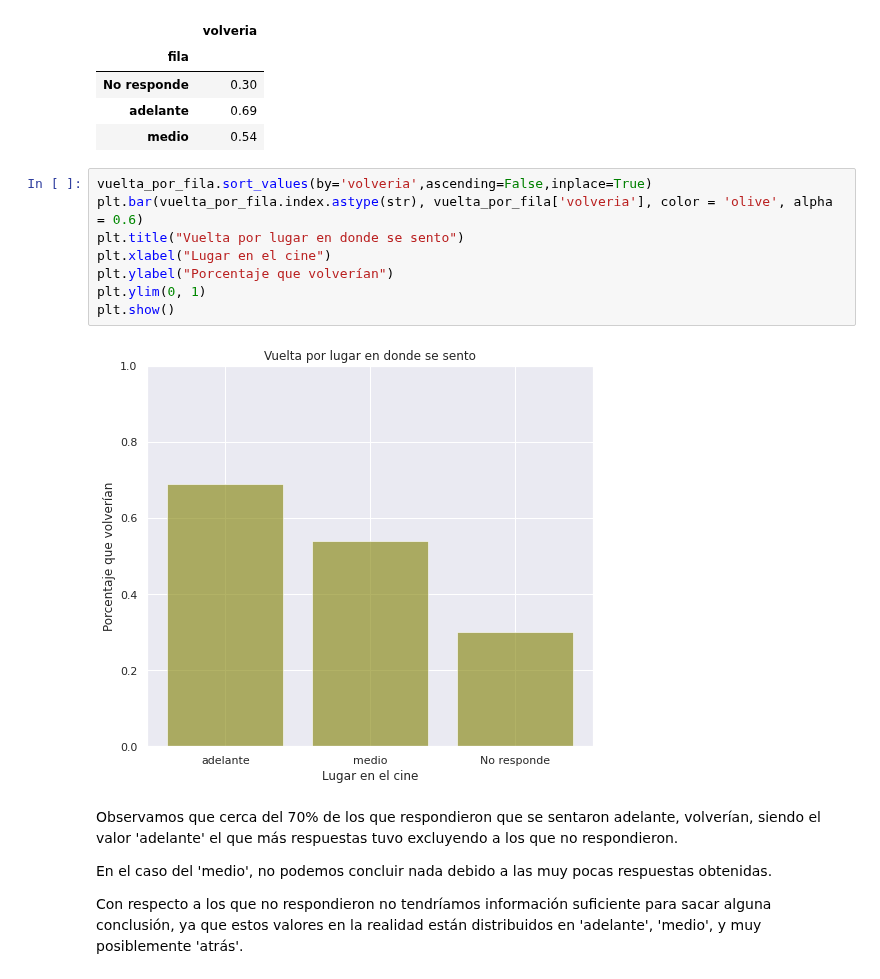
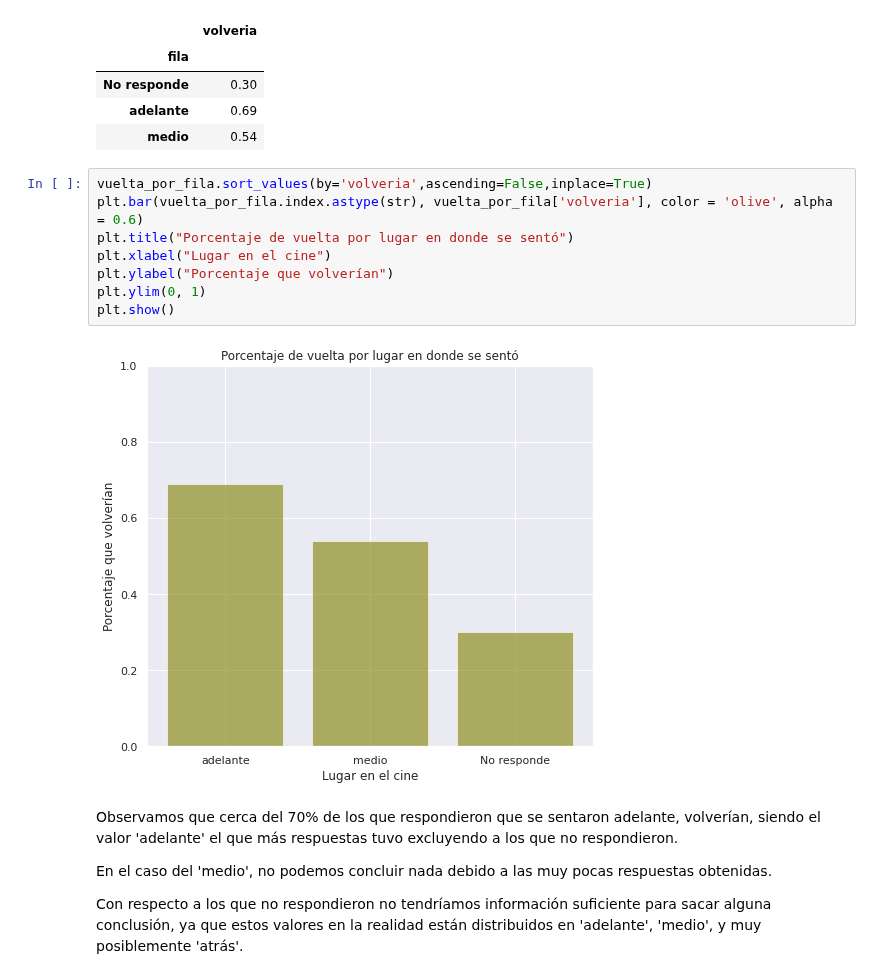
Before and after one commit to brunograssano/TP-Organizacion-de-datos, a Jupyter notebook: TP_Datos.ipynb, the cells around one changed output. Saved outputs shown, nothing was run; the diff lists cells and outputs as text.

```diff
--- a/TP_Datos.ipynb
+++ b/TP_Datos.ipynb
@@ -876,13 +876,13 @@ vuelta_por_fila
 # %%
 vuelta_por_fila.sort_values(by='volveria',ascending=False,inplace=True)
 plt.bar(vuelta_por_fila.index.astype(str), vuelta_por_fila['volveria'], color = 'olive', alpha = 0.6)
-plt.title("Vuelta por lugar en donde se sento")
+plt.title("Porcentaje de vuelta por lugar en donde se sentó")
 plt.xlabel("Lugar en el cine")
 plt.ylabel("Porcentaje que volverían")
 plt.ylim(0, 1)
 plt.show()
 # %% [output]
-[figure, old version]
+[figure, new version]
 # %% [markdown]
 Observamos que cerca del 70% de los que respondieron que se sentaron adelante, volverían, siendo el valor 'adelante' el que más respuestas tuvo excluyendo a los que no respondieron.
 
```
Also changed, not shown: parts of 1 cell of this notebook.
